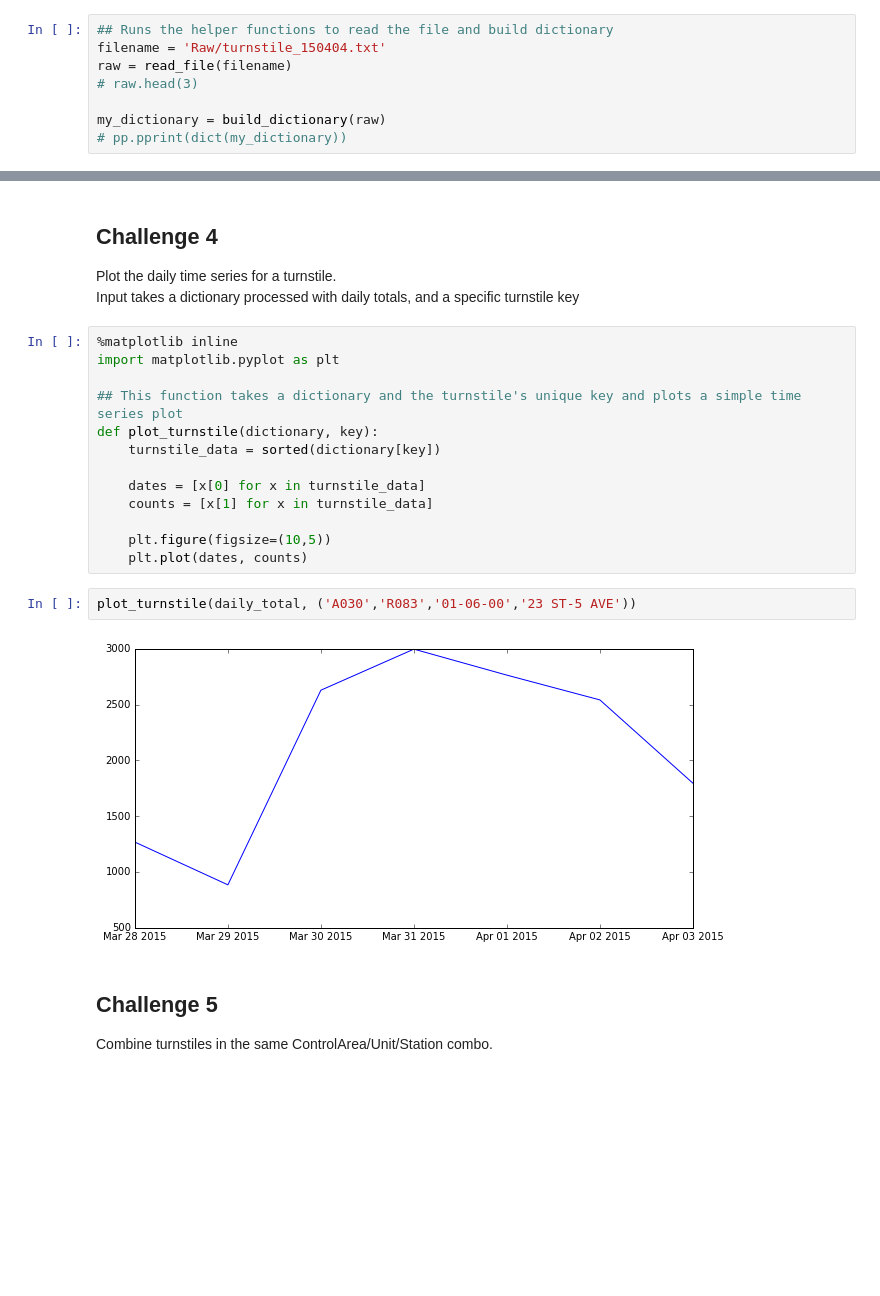
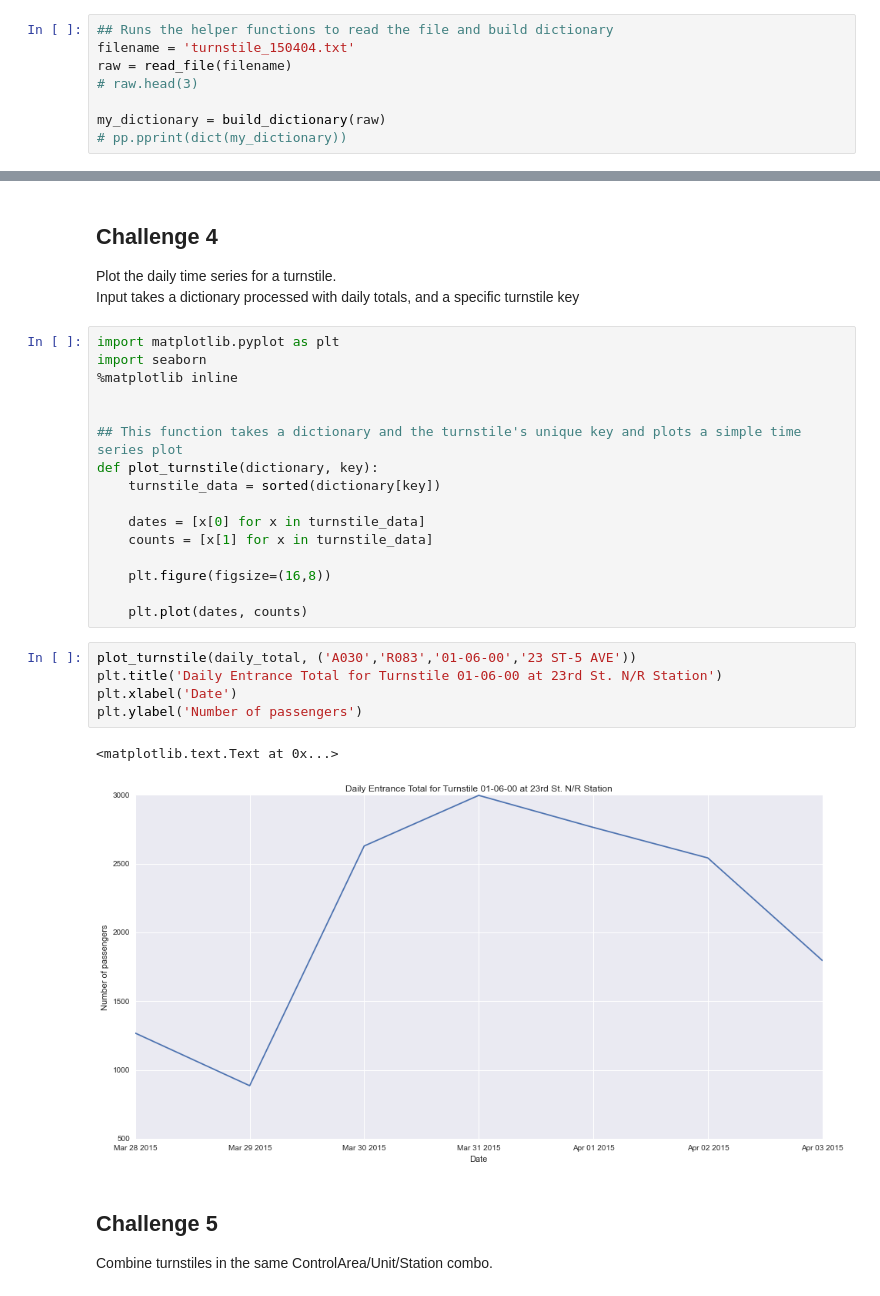
Before and after one commit to ozzieliu/metis-datascience, a Jupyter notebook: Challenges/01-Exploring-MTA-Data/MTA-turnstile-analysis-benson.ipynb, the cells around one changed output, grey strips where cells are left out. Drawn from its saved outputs; the diff is of its cells as text; blank space fills up the shorter version.

```diff
--- a/Challenges/01-Exploring-MTA-Data/MTA-turnstile-analysis-benson.ipynb
+++ b/Challenges/01-Exploring-MTA-Data/MTA-turnstile-analysis-benson.ipynb
@@ -55,7 +55,7 @@ def build_dictionary(raw):
     return my_dict
 # %%
 ## Runs the helper functions to read the file and build dictionary
-filename = 'Raw/turnstile_150404.txt'
+filename = 'turnstile_150404.txt'
 raw = read_file(filename)
 # raw.head(3)
 
@@ -154,8 +154,10 @@ daily_total = calculate_daily_total(datetime_dict)
 Plot the daily time series for a turnstile.
 Input takes a dictionary processed with daily totals, and a specific turnstile key
 # %%
+import matplotlib.pyplot as plt
+import seaborn
 %matplotlib inline
-import matplotlib.pyplot as plt
+
 
 ## This function takes a dictionary and the turnstile's unique key and plots a simple time series plot
 def plot_turnstile(dictionary, key):
@@ -164,12 +166,17 @@ def plot_turnstile(dictionary, key):
     dates = [x[0] for x in turnstile_data]
     counts = [x[1] for x in turnstile_data]
 
-    plt.figure(figsize=(10,5))
+    plt.figure(figsize=(16,8))
+
     plt.plot(dates, counts)
 # %%
 plot_turnstile(daily_total, ('A030','R083','01-06-00','23 ST-5 AVE'))
+plt.title('Daily Entrance Total for Turnstile 01-06-00 at 23rd St. N/R Station')
+plt.xlabel('Date')
+plt.ylabel('Number of passengers')
 # %% [output]
+<matplotlib.text.Text at 0x...>
-[figure, old version]
+[figure, new version]
 # %% [markdown]
 ## Challenge 5
 Combine turnstiles in the same ControlArea/Unit/Station combo.
```
Also changed, not shown: parts of 4 cells of this notebook, 18 other files.
